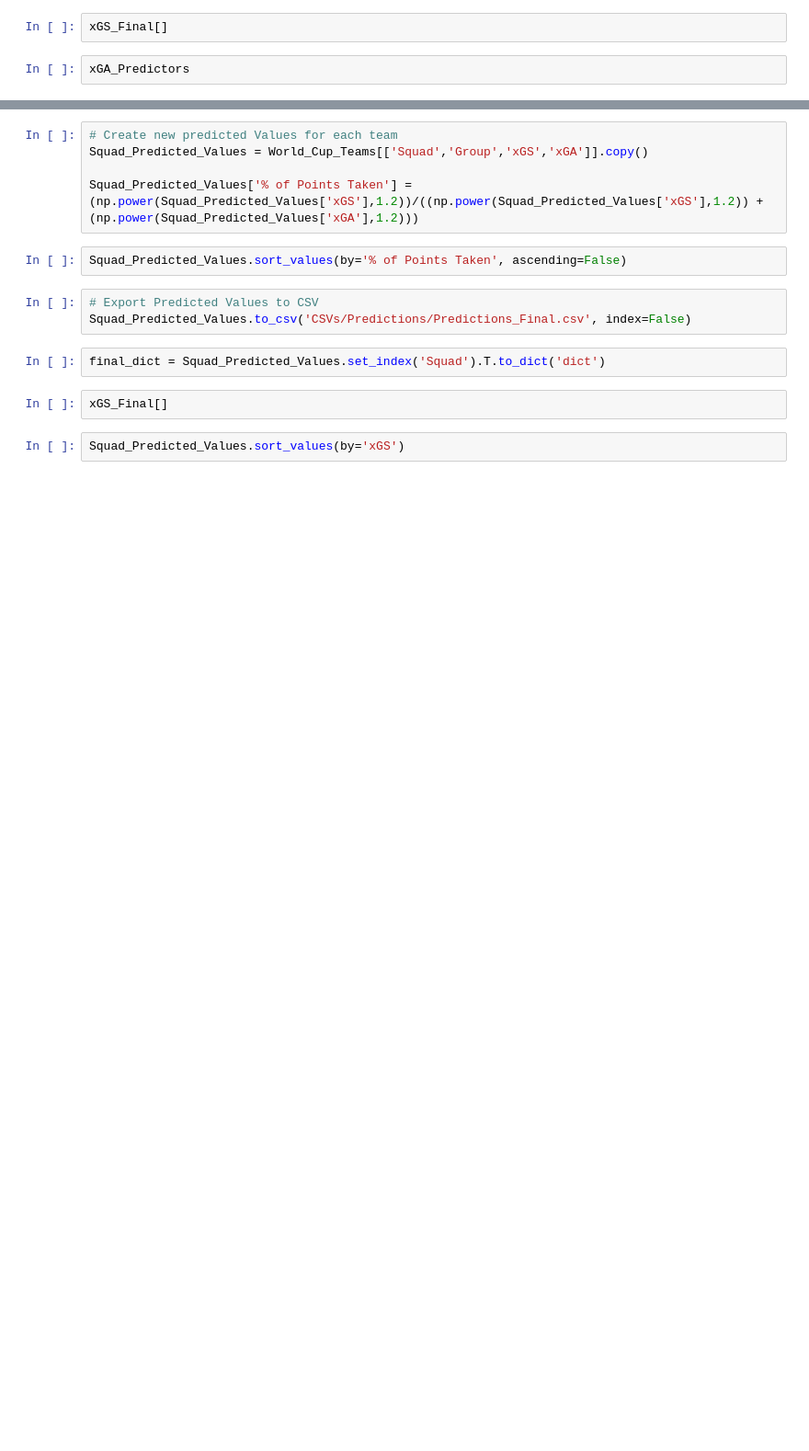
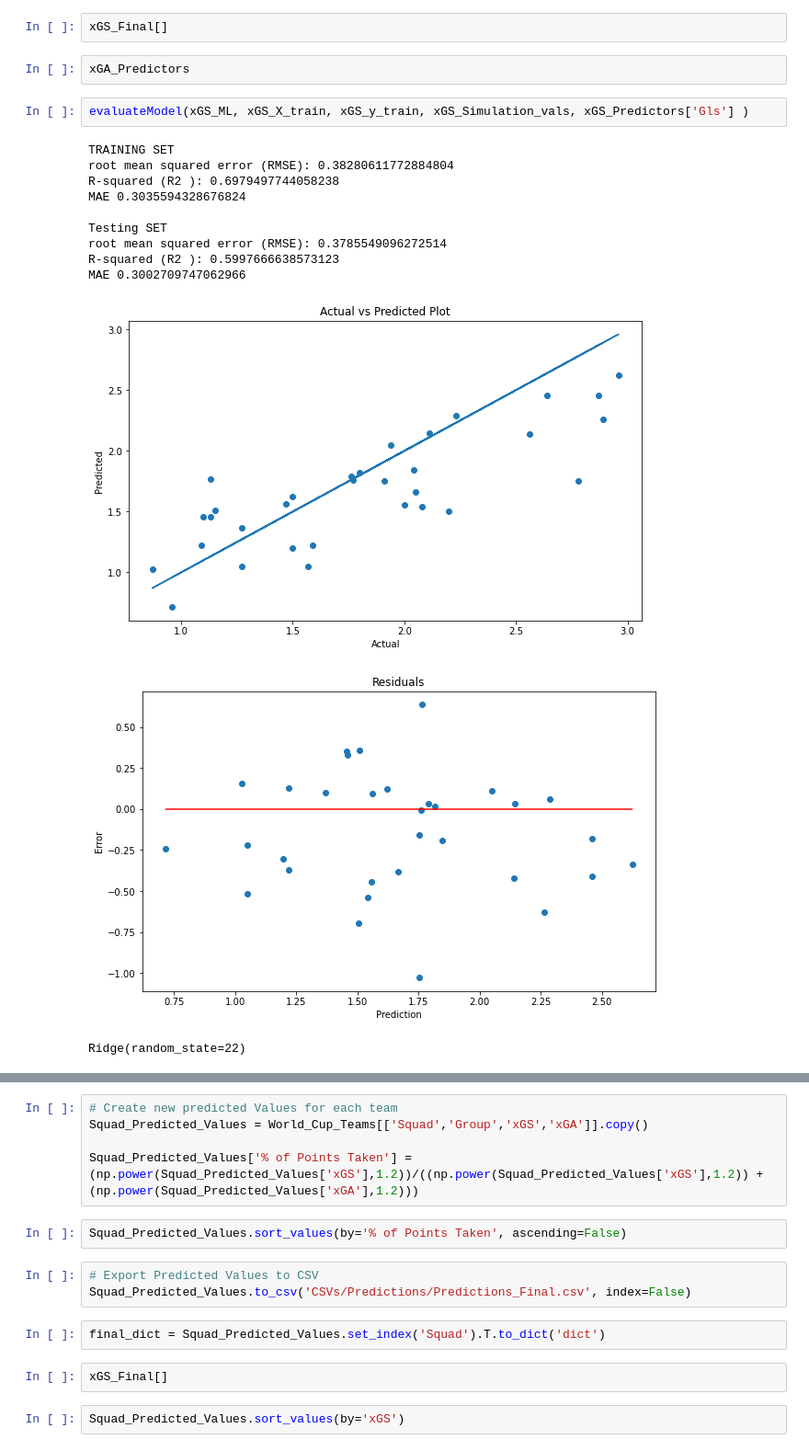
Before and after one commit to matthallman/uofm_data_capstone_worldcup, a Jupyter notebook: ML_Model_Data/Final ML Models.ipynb, the cells around one changed output, grey strips where cells are left out. Shown: that part at 92% size. Drawn from its saved outputs; the diff is of its cells as text; blank space fills up the shorter version.

```diff
--- a/ML_Model_Data/Final ML Models.ipynb
+++ b/ML_Model_Data/Final ML Models.ipynb
@@ -95,3 +84,18 @@ NameError: name 'x_GS_ML_Fit' is not defined
 xGS_Final[]
 # %%
 xGA_Predictors
+# %%
+evaluateModel(xGS_ML, xGS_X_train, xGS_y_train, xGS_Simulation_vals, xGS_Predictors['Gls'] )
+# %% [output]
+TRAINING SET
+root mean squared error (RMSE): 0.38280611772884804
+R-squared (R2 ): 0.6979497744058238
+MAE 0.3035594328676824
+
+Testing SET
+root mean squared error (RMSE): 0.3785549096272514
+R-squared (R2 ): 0.5997666638573123
+MAE 0.3002709747062966
+[figure, added]
+[figure, added]
+Ridge(random_state=22)
```
Also changed, not shown: parts of 10 cells of this notebook, 5 other files.
